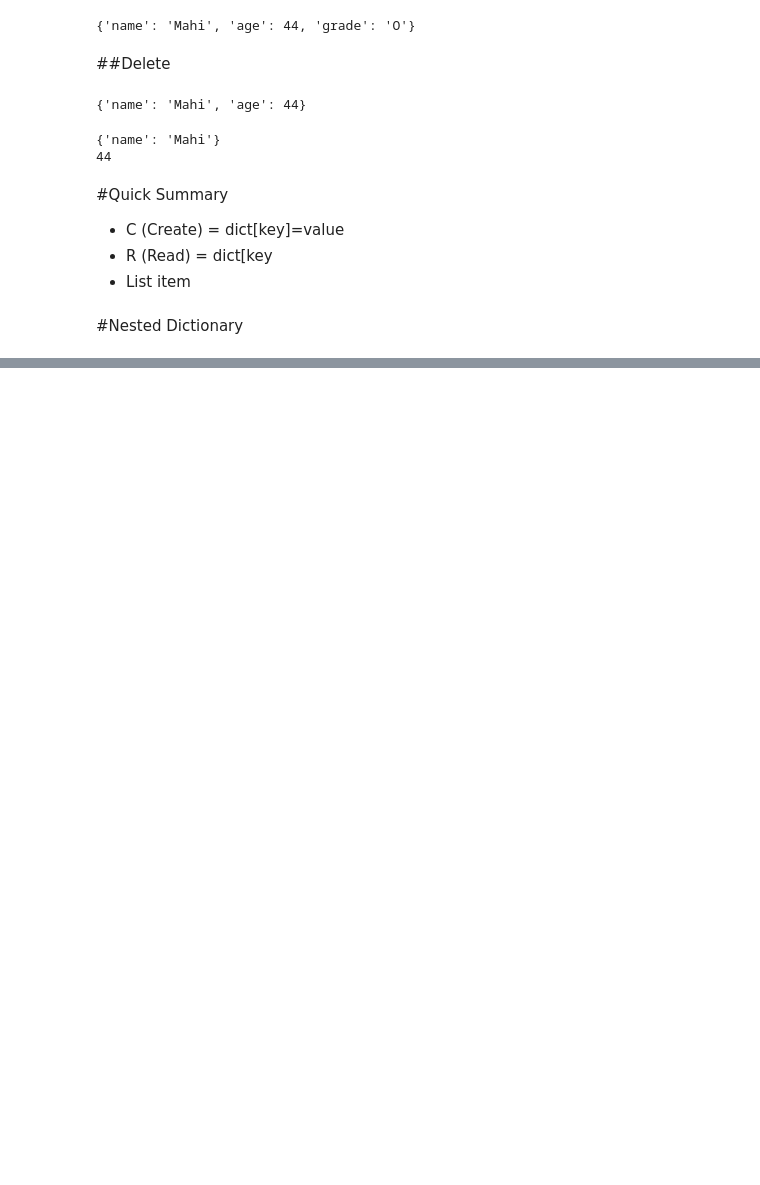
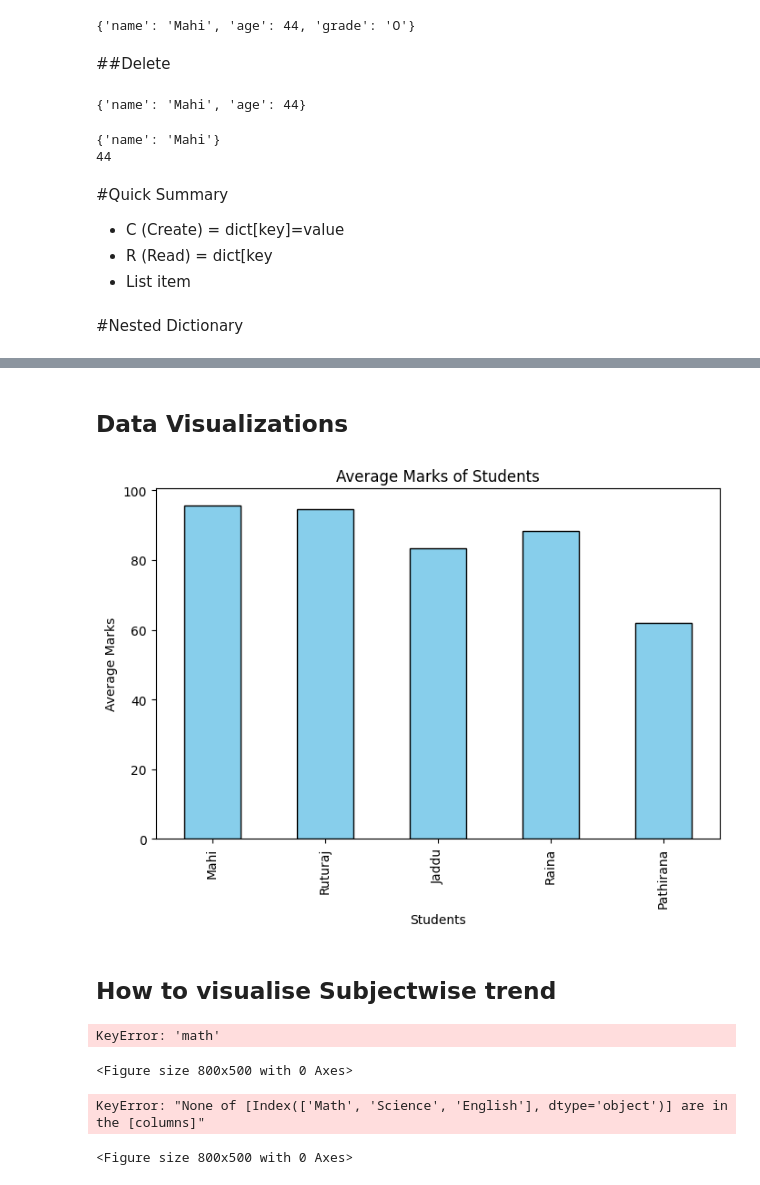
Before and after one commit to Lakshana1786/MED23CL202, a Jupyter notebook: CRUD_using_Dictionary_.ipynb, the cells around one changed output, grey strips where cells are left out. Saved outputs shown, nothing was run; the diff lists cells and outputs as text; code cells hidden in the pictures; blank space fills up the shorter version.

```diff
--- a/CRUD_using_Dictionary_.ipynb
+++ b/CRUD_using_Dictionary_.ipynb
@@ -74,0 +64,9 @@ print(student)
+# %%
+student = {
+    "Mahi":{"maths":"99","science":"90","english":"98"},
+    "Ruturaj":{"maths":"98","science":"89","english":"97"},
+    "Jaddu":{"maths":"80","science":"90","english":"80"},
+    "Raina":{"maths":"95","science":"92","english":"78"},
+    "Pathirana":{"maths":"55","science":"62","english":"69"}
+}
+print(student)
@@ -74,0 +86,3 @@ print(student)
+# %%
+data = pd.DataFrame(student).T # tRANSPOSE TO GET THE STUDENT AS ROW
+data
@@ -74,0 +98,4 @@ print(student)
+# %%
+data[["maths", "science", "english"]] = data[["maths", "science", "english"]].astype(float)
+data["Average"] = data.mean(axis=1)
+data
@@ -74,0 +109,36 @@ print(student)
+# %% [markdown]
+## Data Visualizations
+# %%
+import matplotlib.pyplot as plt
+#Bar Chart for Student Average Performance
+plt.figure(figsize=(8,5))
+data["Average"].plot(kind="bar", color="skyblue", edgecolor="black")
+plt.title("Average Marks of Students")
+plt.xlabel("Students")
+plt.ylabel("Average Marks")
+plt.show()
+# %% [output]
+[figure, added]
+# %% [markdown]
+## How to visualise Subjectwise trend
+# %%
+plt.figure(figsize=(8,5))
+for subject in ["math", "science", "english"]:
+  plt.plot(data.index, data[subject], marker = 'o', label=subject)
+plt.title("Subject Wise Performance")
+plt.xlabel("Students")
+plt.ylabel("Marks")
+plt.show()
+# %% [output]
+KeyError: 'math'
+<Figure size 800x500 with 0 Axes>
+# %%
+plt.figure(figsize=(8,5))
+data[["Math", "Science", "English"]].plot(kind="box")
+plt.title("Marks Distribution by Students")
+plt.xlabel("Students")
+plt.ylabel("Marks")
+plt.show()
+# %% [output]
+KeyError: "None of [Index(['Math', 'Science', 'English'], dtype='object')] are in the [columns]"
+<Figure size 800x500 with 0 Axes>
```
Also changed, not shown: parts of 9 cells of this notebook.
